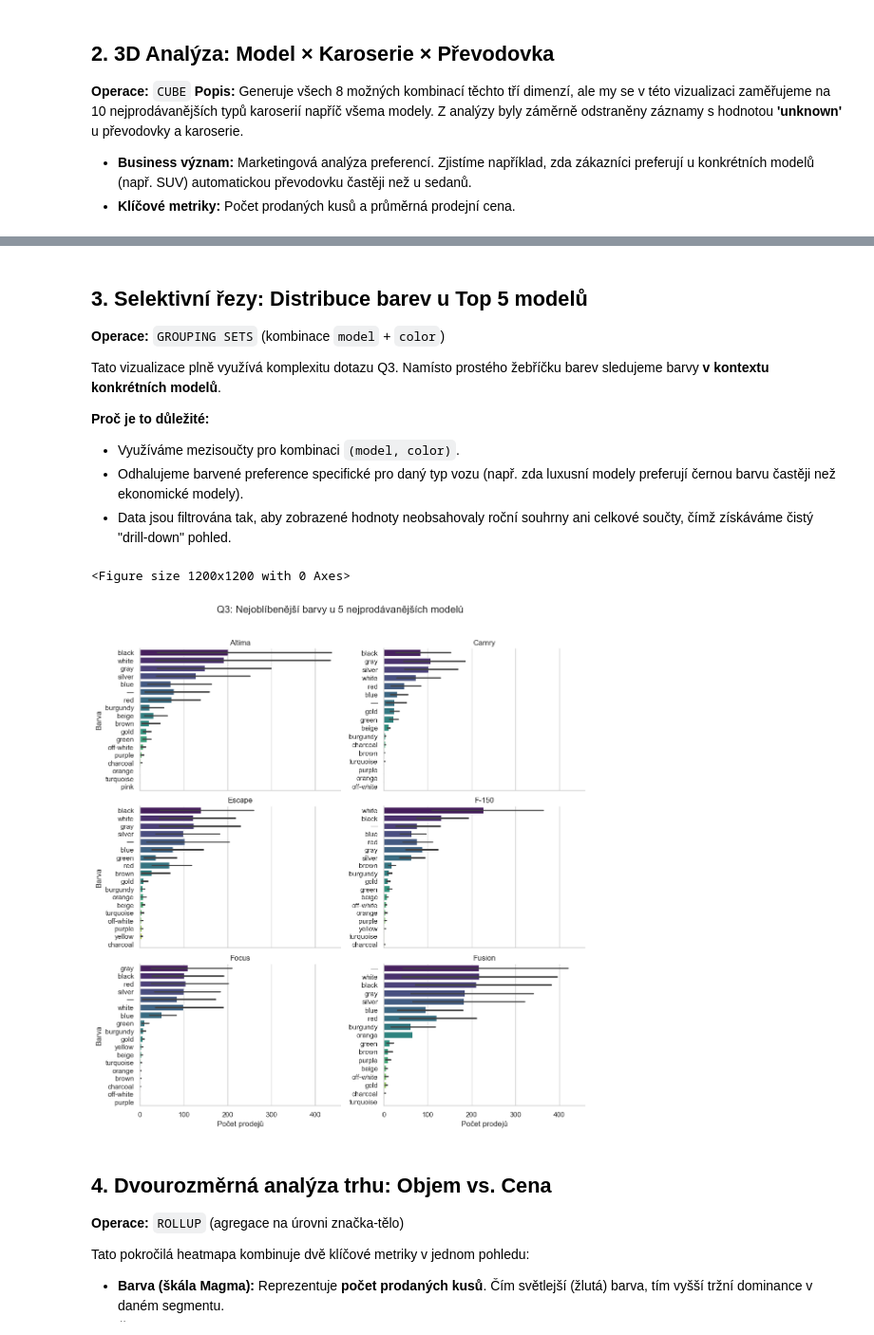
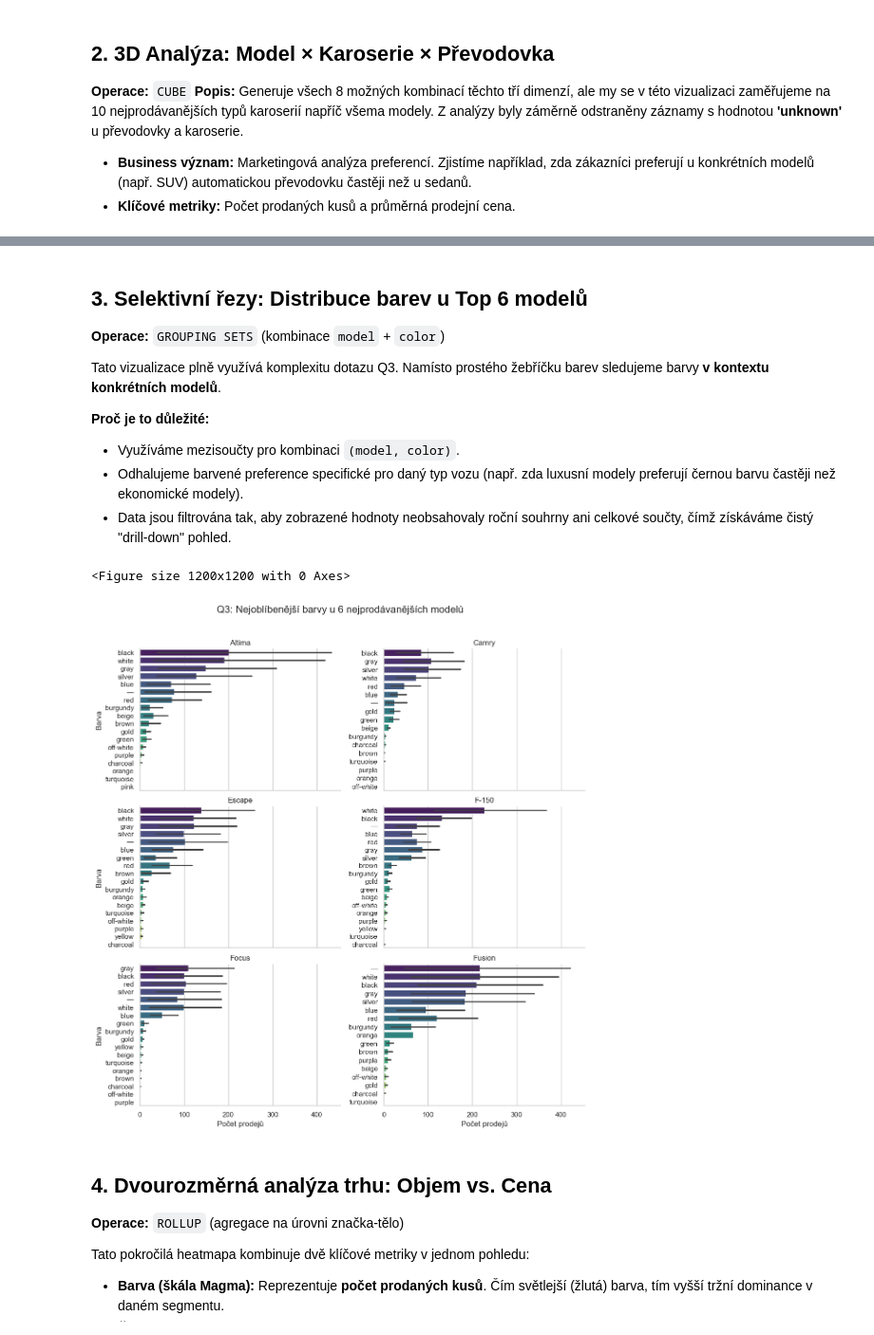
Before and after one commit to BuwikSan/GOLAP, a Jupyter notebook: frontend/frontend.ipynb, the cells around one changed output, grey strips where cells are left out. Shown at 95% size. Cells and saved outputs as stored; diff of their text form; code cells hidden in the pictures.

```diff
--- a/frontend/frontend.ipynb
+++ b/frontend/frontend.ipynb
@@ -108,5 +108,5 @@ plot_q2_cube()
 # %% [markdown]
-## 3. Selektivní řezy: Distribuce barev u Top 5 modelů
+## 3. Selektivní řezy: Distribuce barev u Top 6 modelů
 **Operace:** `GROUPING SETS` (kombinace `model` + `color`)
 
 Tato vizualizace plně využívá komplexitu dotazu Q3. Namísto prostého žebříčku barev sledujeme barvy **v kontextu konkrétních modelů**.
@@ -137,35 +137,35 @@ def plot_q3_advanced_grouping():
         return
 
     top_models = top_models_df['model'].tolist()
     placeholders = ', '.join(["'"+str(m)+"'" for m in top_models])
 
     # 2. Vytáhneme barvy pro tyto modely (opět ze setu model + color)
     df = con.execute(f"""
         SELECT model, color, sales_count
         FROM results_q3_duckdb
         WHERE model IN ({placeholders})
           AND color NOT ILIKE 'UNKNOWN'
           AND year NOT ILIKE 'UNKNOWN'
         ORDER BY model, sales_count DESC
     """).df()
 
     # 3. Vizualizace
     plt.figure(figsize=(12, 12))
     g = sns.FacetGrid(df, col="model", col_wrap=2, sharey=False, height=4, aspect=1.4)
 
     # Použijeme barplot a trochu ho oživíme
     g.map_dataframe(sns.barplot, x="sales_count", y="color", palette="viridis", hue="color", legend=False)
 
     g.set_axis_labels("Počet prodejů", "Barva")
     g.set_titles(col_template="{col_name}")
     plt.subplots_adjust(top=0.9)
-    g.fig.suptitle("Q3: Nejoblíbenější barvy u 5 nejprodávanějších modelů", fontsize=16)
+    g.fig.suptitle("Q3: Nejoblíbenější barvy u 6 nejprodávanějších modelů", fontsize=16)
     plt.show()
 
 plot_q3_advanced_grouping()
 # %% [output]
 <Figure size 1200x1200 with 0 Axes>
-[figure, old version]
+[figure, new version]
 # %% [markdown]
 ## 4. Dvourozměrná analýza trhu: Objem vs. Cena
 **Operace:** `ROLLUP` (agregace na úrovni značka-tělo)
```
Also changed, not shown: parts of 2 cells of this notebook, 2 other files.
